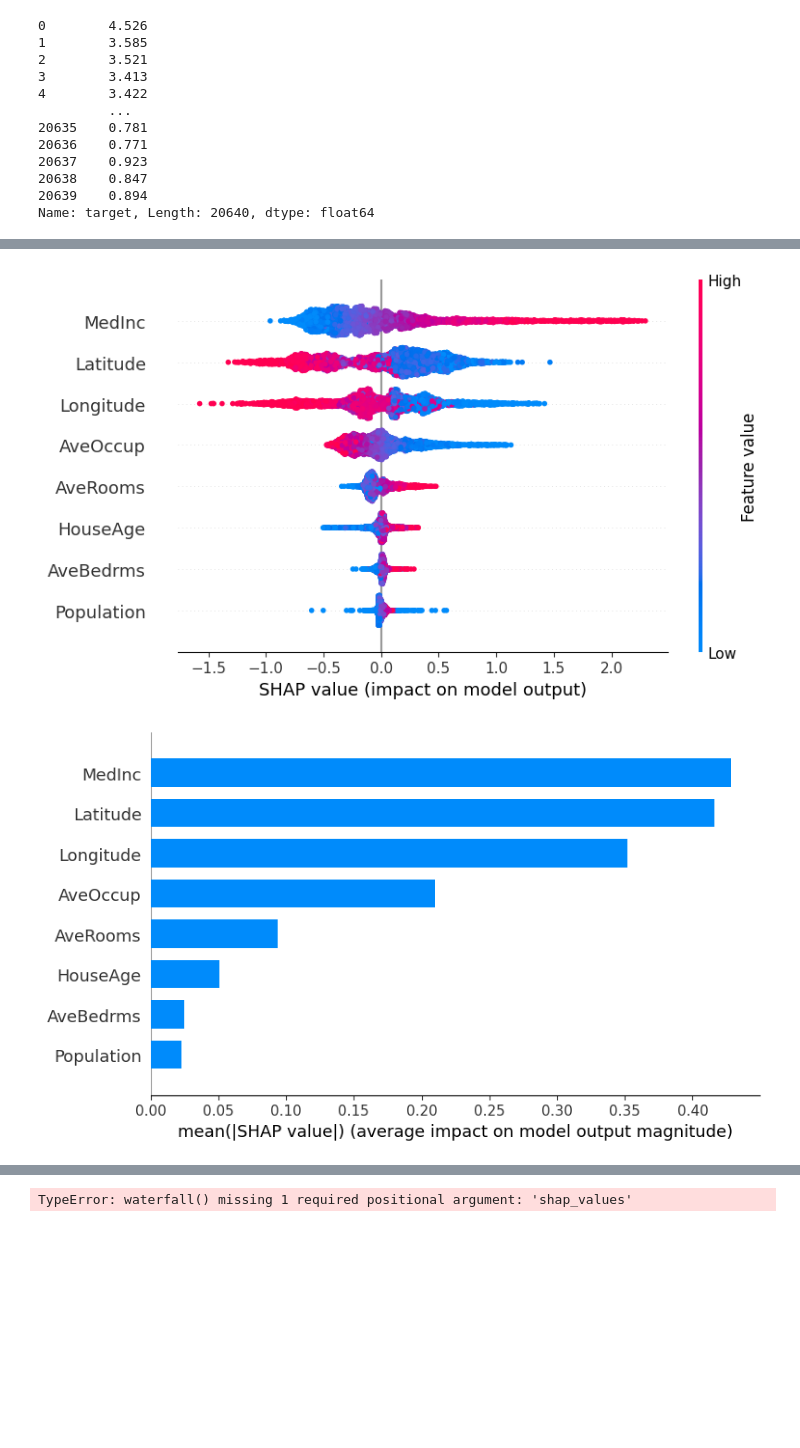
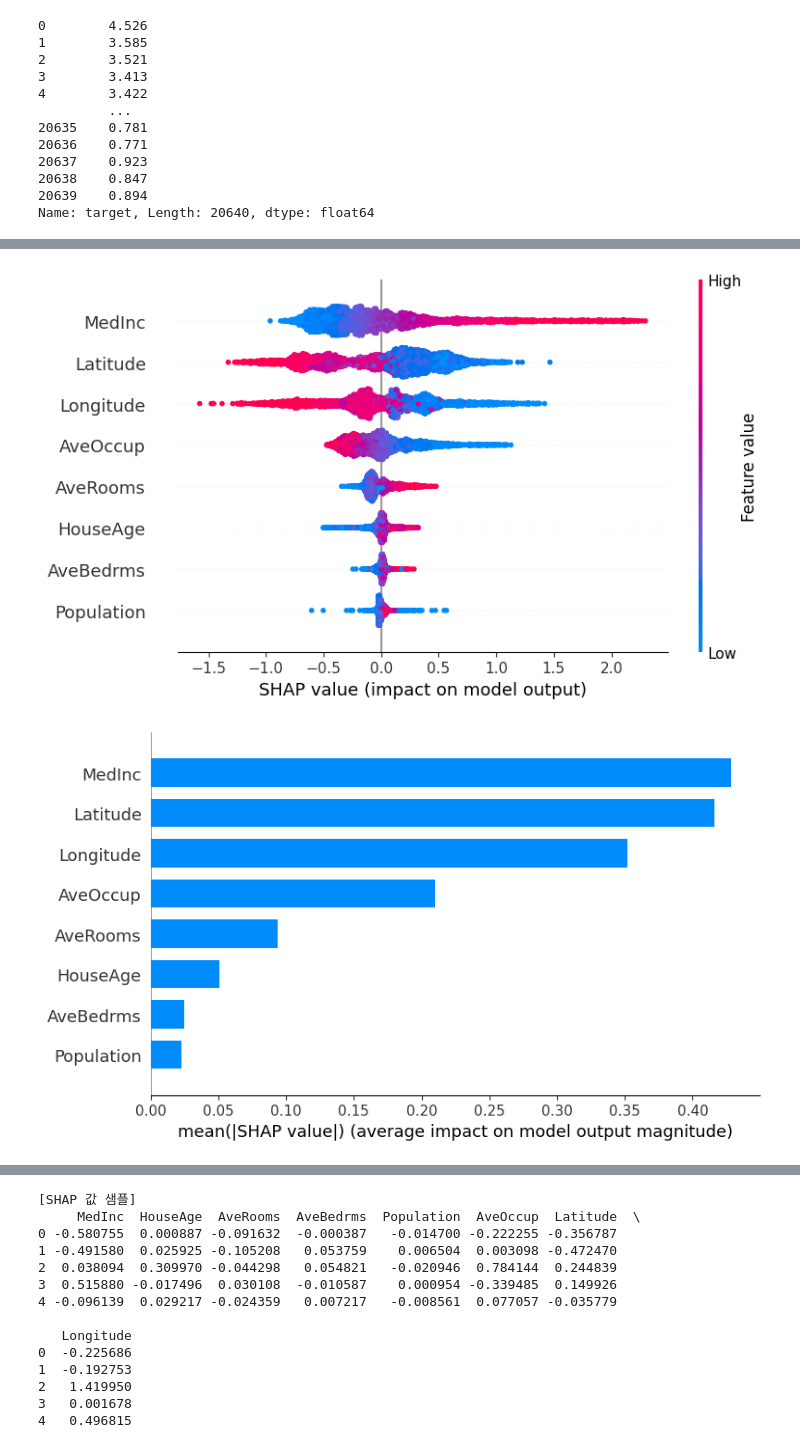
Before and after one commit to jungho-Kang/human-ai-, a Jupyter notebook: SHAP.ipynb, the cells around one changed output, grey strips where cells are left out. Saved outputs shown, nothing was run; the diff lists cells and outputs as text; code cells hidden in the pictures; blank space fills up the shorter version.

```diff
--- a/SHAP.ipynb
+++ b/SHAP.ipynb
@@ -82,22 +83,47 @@ shap_values = explainer.shap_values(X_test)   # 각 feature가 예측 결과에
 # %%
 %matplotlib inline
 
-# 영향도 시각화
-shap.summary_plot(shap_values, X_test)   # 점 위치 : 영향 방향(+/-), 색 : feature 값 크기
+# 전체 feature 영향도 시각화 (방향 + 크기)
+shap.summary_plot(shap_values, X_test)
 
-# shap bar plot(방향성)
+# feature 중요도 순위만 확인
 shap.summary_plot(shap_values, X_test, plot_type="bar")
 
-# shap dependence plot
+# MedInc 값 변화에 따른 예측 영향 분석
 shap.dependence_plot("MedInc", shap_values, X_test)
 
-# shap waterfall plot
+# 확인할 데이터 인덱스
 sample_index = 0
 
-# 개별 샘플 shap 값
-shap.initjs()   # 시각화 초기화
+shap.initjs()  # SHAP 시각화 초기화
 
-shap.waterfall_plot()
+# 단일 데이터 예측 과정 (평균 → 최종값 흐름)
+
+shap.waterfall_plot(
+    # Explanation 객체
+    # 하나의 샘플이 왜 이런 예측 결과가 나왔는지 설명하기 위해
+    # 필요한 정보(values, base_values, data, feature_names)를 하나로 묶은 구조
+    # waterfall_plot에서 "기준값 → feature 영향 → 최종 예측값" 흐름을 만들기 위해 사용
+    shap.Explanation(
+        values=shap_values[sample_index],        # 해당 데이터 SHAP 값
+        base_values=explainer.expected_value,    # 평균 예측값
+        data=X_test.iloc[sample_index],          # feature 값
+        feature_names=X.columns                  # feature 이름
+    )
+)
+
+# 각 feature가 예측을 얼마나 밀어내는지 시각화
+shap.force_plot(
+    explainer.expected_value,  # 기준값
+    shap_values[0],            # 첫 번째 데이터 SHAP 값
+    X_test.iloc[0]             # 첫 번째 데이터
+)
+
+# SHAP 값을 데이터프레임으로 변환
+shap_df = pd.DataFrame(shap_values, columns=X.columns)
+
+print("\n[SHAP 값 샘플]")
+print(shap_df.head())  # 상위 5개 확인
 # %% [output]
-[figure, old version]
+[figure, new version]
 [figure]
@@ -106 +133,14 @@ shap.waterfall_plot()
-TypeError: waterfall() missing 1 required positional argument: 'shap_values'
+[SHAP 값 샘플]
+     MedInc  HouseAge  AveRooms  AveBedrms  Population  AveOccup  Latitude  \
+0 -0.580755  0.000887 -0.091632  -0.000387   -0.014700 -0.222255 -0.356787
+1 -0.491580  0.025925 -0.105208   0.053759    0.006504  0.003098 -0.472470
+2  0.038094  0.309970 -0.044298   0.054821   -0.020946  0.784144  0.244839
+3  0.515880 -0.017496  0.030108  -0.010587    0.000954 -0.339485  0.149926
+4 -0.096139  0.029217 -0.024359   0.007217   -0.008561  0.077057 -0.035779
+
+   Longitude
+0  -0.225686
+1  -0.192753
+2   1.419950
+3   0.001678
+4   0.496815
```
Also changed, not shown: parts of 2 cells of this notebook, 2 other files.
